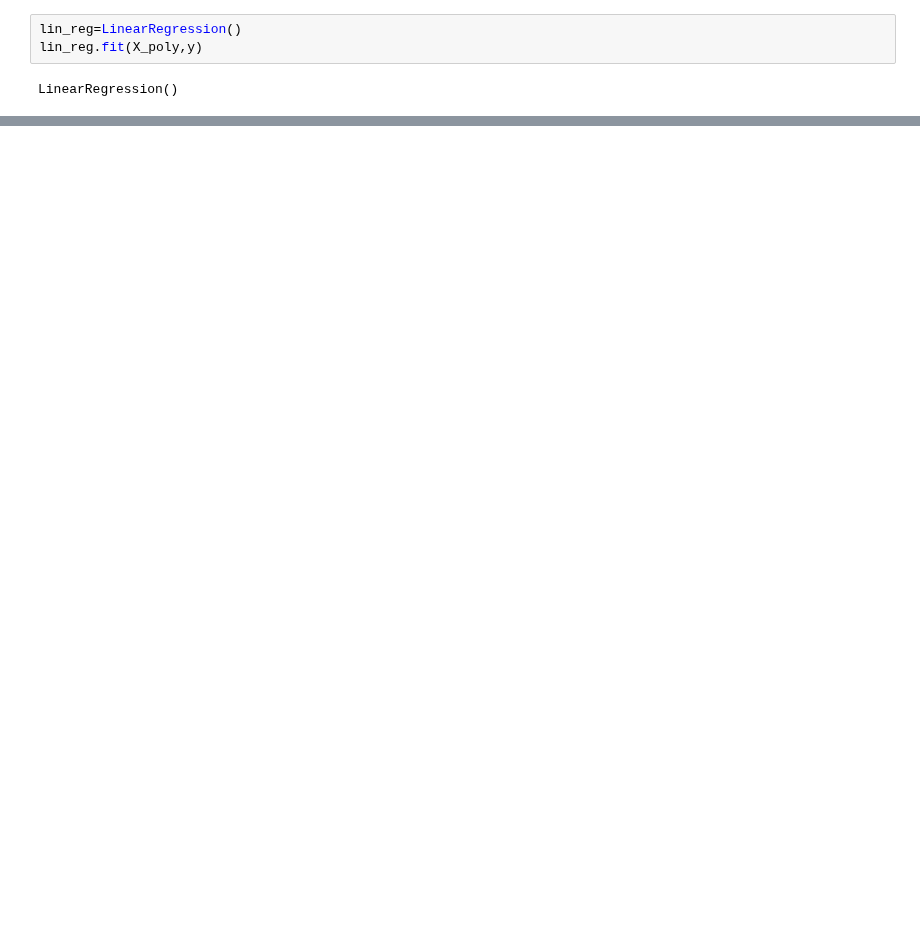
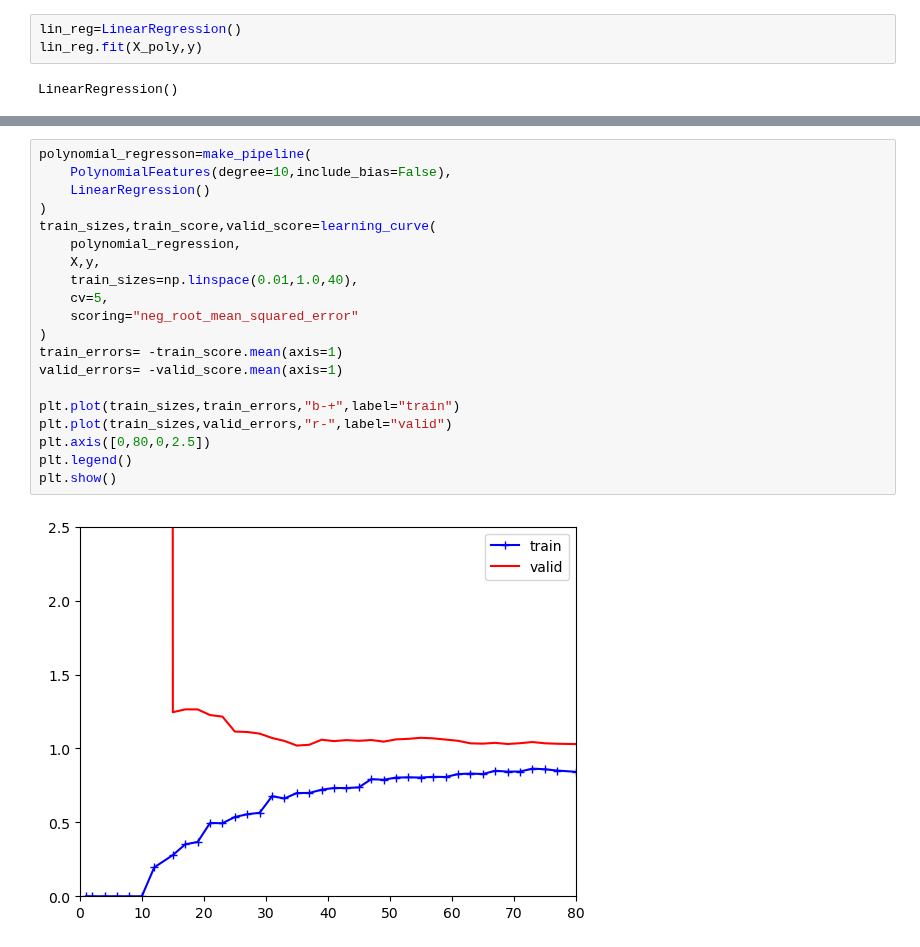
Before and after one commit to ShindeShivam/Machine-Learning, a Jupyter notebook: Fundamentals-of-Machine-Learning/4.Training-Models/training_models.ipynb, the cells around one changed output, grey strips where cells are left out. Drawn from its saved outputs; the diff is of its cells as text; blank space fills up the shorter version.

```diff
--- a/Fundamentals-of-Machine-Learning/4.Training-Models/training_models.ipynb
+++ b/Fundamentals-of-Machine-Learning/4.Training-Models/training_models.ipynb
@@ -316,0 +362,22 @@ plt.show()
+# %%
+polynomial_regresson=make_pipeline(
+    PolynomialFeatures(degree=10,include_bias=False),
+    LinearRegression()
+)
+train_sizes,train_score,valid_score=learning_curve(
+    polynomial_regression,
+    X,y,
+    train_sizes=np.linspace(0.01,1.0,40),
+    cv=5,
+    scoring="neg_root_mean_squared_error"
+)
+train_errors= -train_score.mean(axis=1)
+valid_errors= -valid_score.mean(axis=1)
+
+plt.plot(train_sizes,train_errors,"b-+",label="train")
+plt.plot(train_sizes,valid_errors,"r-",label="valid")
+plt.axis([0,80,0,2.5])
+plt.legend()
+plt.show()
+# %% [output]
+[figure, added]
```
Also changed, not shown: parts of 8 cells of this notebook.
